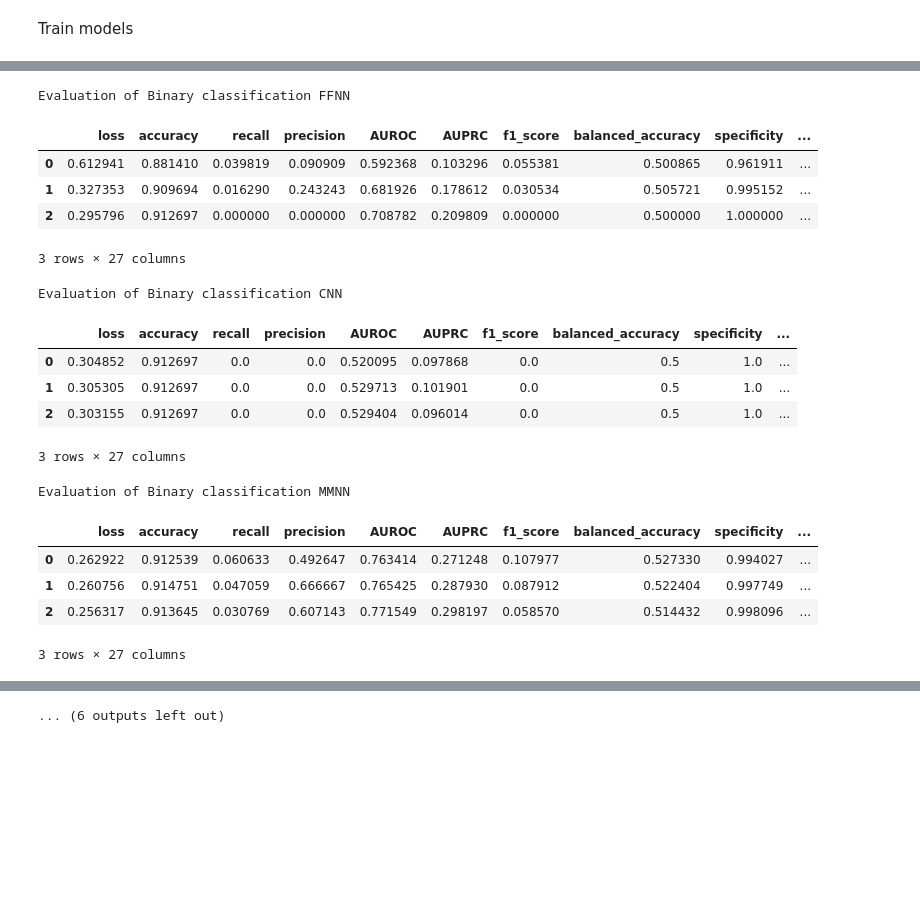
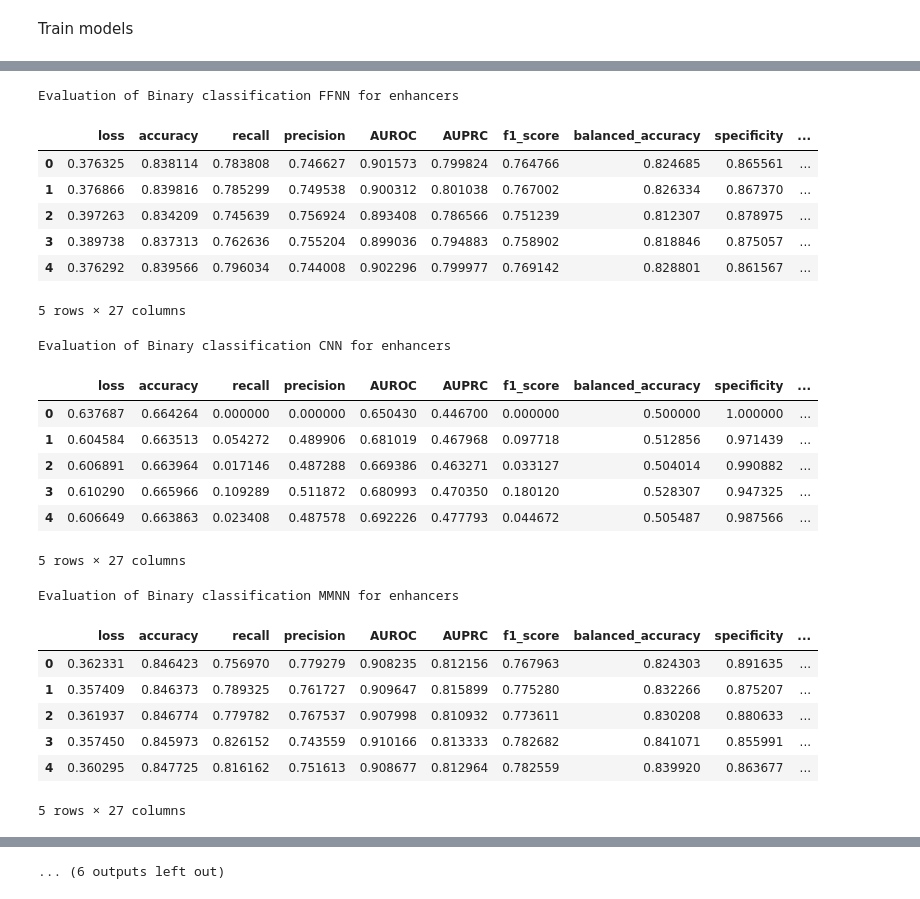
Before and after one commit to aliswh/CRR_classification, a Jupyter notebook: bioinf_K562.ipynb, the cells around one changed output, grey strips where cells are left out. Drawn from its saved outputs; the diff is of its cells as text; code cells hidden in the pictures; blank space fills up the shorter version.

```diff
--- a/bioinf_K562.ipynb
+++ b/bioinf_K562.ipynb
@@ -1167,5 +1204,5 @@ def train_model_with_holdout(
 # %%
-number_of_holdouts = 3
+number_of_holdouts = 5
 epochs = 10
 n_hidden = 1
 # %%
@@ -1285,0 +1324,18 @@ ________________________________________________________________________________
+# %%
+model_names = [ffnn_model_name, cnn_model_name, mmnn_model_name]
+
+for task in data.keys():
+    history, evaluations = train_model_with_holdout(None, model_names, task,
+                                              X, y, number_of_splits=number_of_holdouts, epochs=epochs,
+                                              genome_seq = genome_sequence)
+
+    data[task]['training_history'].update( {'all_models' : history} )
+    data[task]['evaluation'].update( {'all_models' : evaluations} )
+'''
+for task in data.keys():
+    def if_best_model_save(task, model_name, input_layer, last_hidden_layer):
+        metrics = ['loss','AUROC','AUPRC','f1_score','balanced_accuracy']
+        summed_metrics = data[task]['evaluation'][model_name][metrics].sum(axis=1)
+        best_model_index = summed_metrics.idxmax()
+        data[task]['best '+model_name] = [input_layer,last_hidden_layer]
+'''
@@ -1285,0 +1344,5 @@ ________________________________________________________________________________
+# %%
+for task in data.keys():
+    for (model_name,evalu) in data[task]['evaluation']['all_models']['evaluations'].items():
+        print(f'{model_name} on {task}')
+        display(evalu)
@@ -1286,9 +1388,6 @@ ________________________________________________________________________________
 # %%
 for task in data.keys():
-  for i, model_history in enumerate(data[task]['training_history'].keys()):
-    print(f"Task: {task} - Model: {model_history}")
-    for j, holdout in enumerate(data[task]['training_history'][model_history].values()):
-      print(f"Training History of Holdout#{j}")
-      #print(holdout['model'])
-      display(holdout['history'])
+  for i, ((model_name,holdout_number),values) in enumerate(data[task]['training_history']['all_models'].items()):
+    print(f"Training History for {task} from {model_name}")
+    display(values['history'])
 # %% [output]
@@ -1350,25 +1442,32 @@ Training History of Holdout#0
 # %%
 for task in data.keys():
-    for i, (name, model) in enumerate(data[task]['evaluation'].items()):
-      print(f"Evaluation of {name}")
-      display(model['evaluations'])
-      #print(model['predictions'])
+    for i, (_, model) in enumerate(data[task]['evaluation'].items()):
+        for (model_name,d) in model['evaluations'].items():
+            print(f"Evaluation of {model_name} for {task}")
+            display(d)
+            #print(model['predictions'])
 # %% [output]
-Evaluation of Binary classification FFNN
+Evaluation of Binary classification FFNN for enhancers
 |  | loss | accuracy | recall | precision | AUROC | AUPRC | f1_score | balanced_accuracy | specificity | ... |
-| 0 | 0.612941 | 0.881410 | 0.039819 | 0.090909 | 0.592368 | 0.103296 | 0.055381 | 0.500865 | 0.961911 | ... |
-| 1 | 0.327353 | 0.909694 | 0.016290 | 0.243243 | 0.681926 | 0.178612 | 0.030534 | 0.505721 | 0.995152 | ... |
-| 2 | 0.295796 | 0.912697 | 0.000000 | 0.000000 | 0.708782 | 0.209809 | 0.000000 | 0.500000 | 1.000000 | ... |
+| 0 | 0.376325 | 0.838114 | 0.783808 | 0.746627 | 0.901573 | 0.799824 | 0.764766 | 0.824685 | 0.865561 | ... |
+| 1 | 0.376866 | 0.839816 | 0.785299 | 0.749538 | 0.900312 | 0.801038 | 0.767002 | 0.826334 | 0.867370 | ... |
+| 2 | 0.397263 | 0.834209 | 0.745639 | 0.756924 | 0.893408 | 0.786566 | 0.751239 | 0.812307 | 0.878975 | ... |
+| 3 | 0.389738 | 0.837313 | 0.762636 | 0.755204 | 0.899036 | 0.794883 | 0.758902 | 0.818846 | 0.875057 | ... |
+| 4 | 0.376292 | 0.839566 | 0.796034 | 0.744008 | 0.902296 | 0.799977 | 0.769142 | 0.828801 | 0.861567 | ... |
-3 rows × 27 columns
+5 rows × 27 columns
-Evaluation of Binary classification CNN
+Evaluation of Binary classification CNN for enhancers
 |  | loss | accuracy | recall | precision | AUROC | AUPRC | f1_score | balanced_accuracy | specificity | ... |
-| 0 | 0.304852 | 0.912697 | 0.0 | 0.0 | 0.520095 | 0.097868 | 0.0 | 0.5 | 1.0 | ... |
-| 1 | 0.305305 | 0.912697 | 0.0 | 0.0 | 0.529713 | 0.101901 | 0.0 | 0.5 | 1.0 | ... |
-| 2 | 0.303155 | 0.912697 | 0.0 | 0.0 | 0.529404 | 0.096014 | 0.0 | 0.5 | 1.0 | ... |
+| 0 | 0.637687 | 0.664264 | 0.000000 | 0.000000 | 0.650430 | 0.446700 | 0.000000 | 0.500000 | 1.000000 | ... |
+| 1 | 0.604584 | 0.663513 | 0.054272 | 0.489906 | 0.681019 | 0.467968 | 0.097718 | 0.512856 | 0.971439 | ... |
+| 2 | 0.606891 | 0.663964 | 0.017146 | 0.487288 | 0.669386 | 0.463271 | 0.033127 | 0.504014 | 0.990882 | ... |
+| 3 | 0.610290 | 0.665966 | 0.109289 | 0.511872 | 0.680993 | 0.470350 | 0.180120 | 0.528307 | 0.947325 | ... |
+| 4 | 0.606649 | 0.663863 | 0.023408 | 0.487578 | 0.692226 | 0.477793 | 0.044672 | 0.505487 | 0.987566 | ... |
-3 rows × 27 columns
+5 rows × 27 columns
-Evaluation of Binary classification MMNN
+Evaluation of Binary classification MMNN for enhancers
 |  | loss | accuracy | recall | precision | AUROC | AUPRC | f1_score | balanced_accuracy | specificity | ... |
-| 0 | 0.262922 | 0.912539 | 0.060633 | 0.492647 | 0.763414 | 0.271248 | 0.107977 | 0.527330 | 0.994027 | ... |
-| 1 | 0.260756 | 0.914751 | 0.047059 | 0.666667 | 0.765425 | 0.287930 | 0.087912 | 0.522404 | 0.997749 | ... |
-| 2 | 0.256317 | 0.913645 | 0.030769 | 0.607143 | 0.771549 | 0.298197 | 0.058570 | 0.514432 | 0.998096 | ... |
+| 0 | 0.362331 | 0.846423 | 0.756970 | 0.779279 | 0.908235 | 0.812156 | 0.767963 | 0.824303 | 0.891635 | ... |
+| 1 | 0.357409 | 0.846373 | 0.789325 | 0.761727 | 0.909647 | 0.815899 | 0.775280 | 0.832266 | 0.875207 | ... |
+| 2 | 0.361937 | 0.846774 | 0.779782 | 0.767537 | 0.907998 | 0.810932 | 0.773611 | 0.830208 | 0.880633 | ... |
+| 3 | 0.357450 | 0.845973 | 0.826152 | 0.743559 | 0.910166 | 0.813333 | 0.782682 | 0.841071 | 0.855991 | ... |
+| 4 | 0.360295 | 0.847725 | 0.816162 | 0.751613 | 0.908677 | 0.812964 | 0.782559 | 0.839920 | 0.863677 | ... |
-3 rows × 27 columns
+5 rows × 27 columns
```
Also changed, not shown: parts of 29 cells of this notebook.
